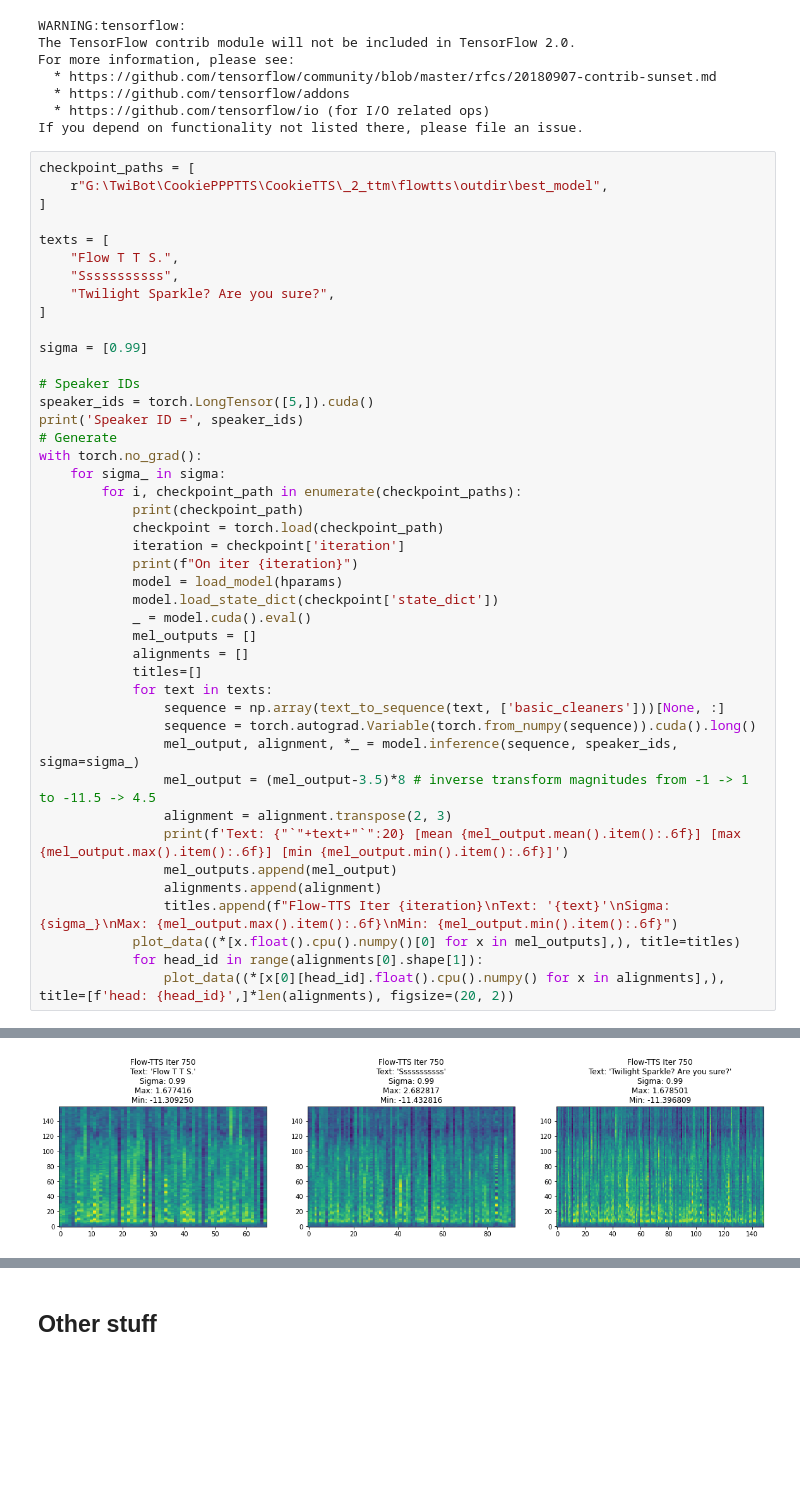
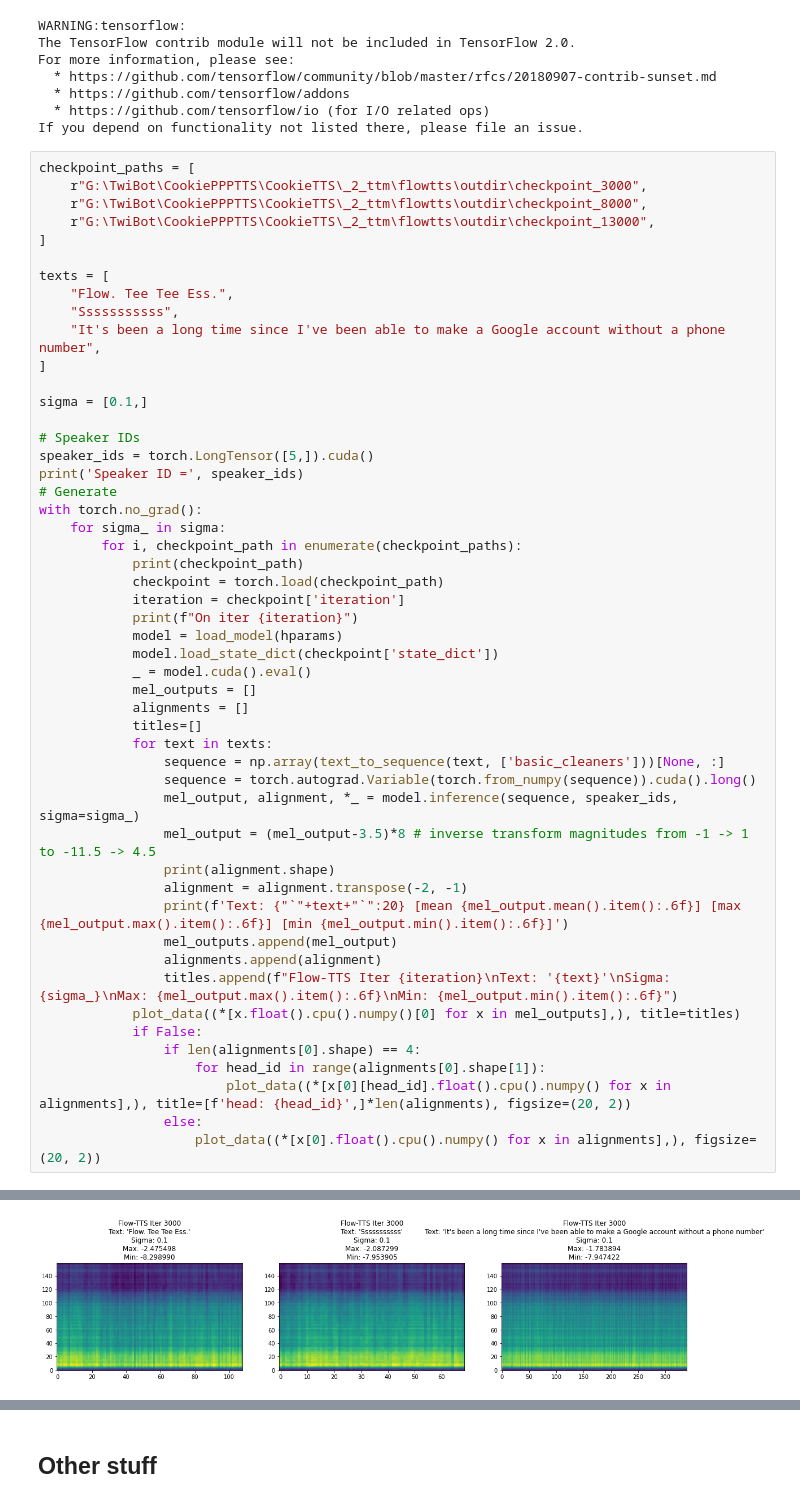
Before and after one commit to CookiePPP/cookietts, a Jupyter notebook: CookieTTS/scripts/FlowTTS Inference.ipynb, the cells around one changed output, grey strips where cells are left out. Saved outputs shown, nothing was run; the diff lists cells and outputs as text; blank space fills up the shorter version.

```diff
--- a/CookieTTS/scripts/FlowTTS Inference.ipynb
+++ b/CookieTTS/scripts/FlowTTS Inference.ipynb
@@ -39,16 +39,18 @@ For more information, please see:
 If you depend on functionality not listed there, please file an issue.
 # %%
 checkpoint_paths = [
-    r"G:\TwiBot\CookiePPPTTS\CookieTTS\_2_ttm\flowtts\outdir\best_model",
+    r"G:\TwiBot\CookiePPPTTS\CookieTTS\_2_ttm\flowtts\outdir\checkpoint_3000",
+    r"G:\TwiBot\CookiePPPTTS\CookieTTS\_2_ttm\flowtts\outdir\checkpoint_8000",
+    r"G:\TwiBot\CookiePPPTTS\CookieTTS\_2_ttm\flowtts\outdir\checkpoint_13000",
 ]
 
 texts = [
-    "Flow T T S.",
+    "Flow. Tee Tee Ess.",
     "Sssssssssss",
-    "Twilight Sparkle? Are you sure?",
+    "It's been a long time since I've been able to make a Google account without a phone number",
 ]
 
-sigma = [0.99]
+sigma = [0.1,]
 
 # Speaker IDs
 speaker_ids = torch.LongTensor([5,]).cuda()
@@ -72,13 +74,18 @@ with torch.no_grad():
                 sequence = torch.autograd.Variable(torch.from_numpy(sequence)).cuda().long()
                 mel_output, alignment, *_ = model.inference(sequence, speaker_ids, sigma=sigma_)
                 mel_output = (mel_output-3.5)*8 # inverse transform magnitudes from -1 -> 1 to -11.5 -> 4.5
-                alignment = alignment.transpose(2, 3)
+                print(alignment.shape)
+                alignment = alignment.transpose(-2, -1)
                 print(f'Text: {"`"+text+"`":20} [mean {mel_output.mean().item():.6f}] [max {mel_output.max().item():.6f}] [min {mel_output.min().item():.6f}]')
                 mel_outputs.append(mel_output)
                 alignments.append(alignment)
                 titles.append(f"Flow-TTS Iter {iteration}\nText: '{text}'\nSigma: {sigma_}\nMax: {mel_output.max().item():.6f}\nMin: {mel_output.min().item():.6f}")
             plot_data((*[x.float().cpu().numpy()[0] for x in mel_outputs],), title=titles)
-            for head_id in range(alignments[0].shape[1]):
-                plot_data((*[x[0][head_id].float().cpu().numpy() for x in alignments],), title=[f'head: {head_id}',]*len(alignments), figsize=(20, 2))
+            if False:
+                if len(alignments[0].shape) == 4:
+                    for head_id in range(alignments[0].shape[1]):
+                        plot_data((*[x[0][head_id].float().cpu().numpy() for x in alignments],), title=[f'head: {head_id}',]*len(alignments), figsize=(20, 2))
+                else:
+                    plot_data((*[x[0].float().cpu().numpy() for x in alignments],), figsize=(20, 2))
 # %% [output]
 Speaker ID = tensor([5], device='cuda:0')
@@ -90 +108 @@ Text: `Twilight Sparkle? Are you sure?` [mean -5.106183] [max 1.678501] [min -11
-[figure, old version]
+[figure, new version]
```
Also changed, not shown: parts of 14 cells of this notebook, 11 other files.
